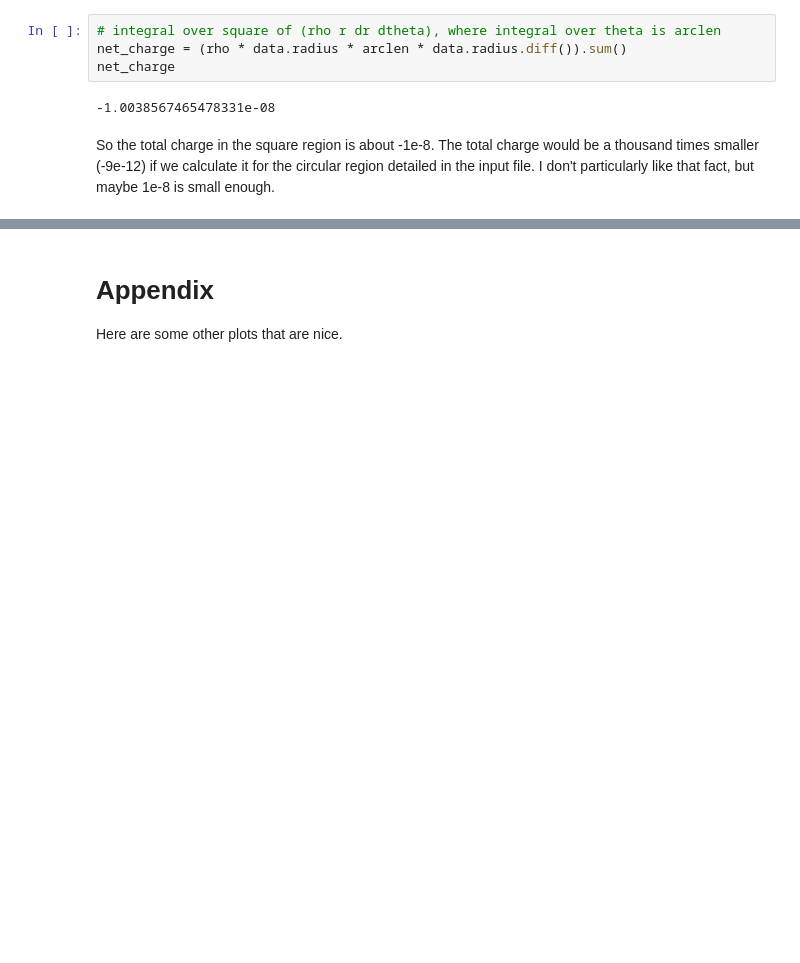
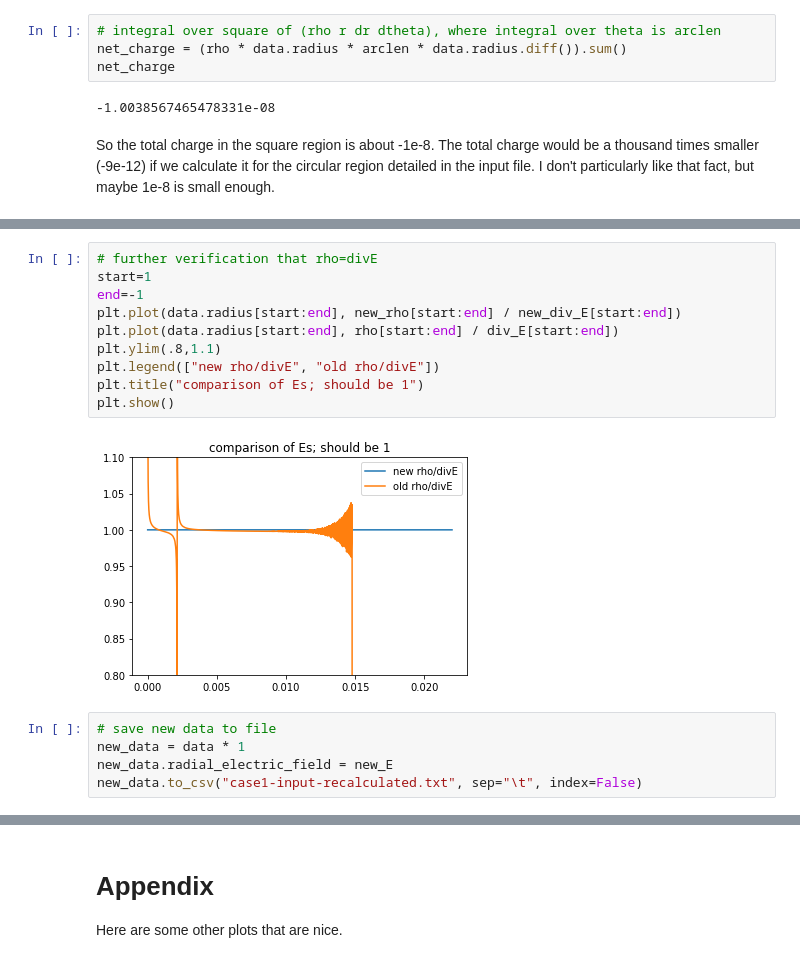
Before and after one commit to JamesMcClung/psc-scrap, a Jupyter notebook: check_case1.ipynb, the cells around one changed output, grey strips where cells are left out. Drawn from its saved outputs; the diff is of its cells as text; blank space fills up the shorter version.

```diff
--- a/check_case1.ipynb
+++ b/check_case1.ipynb
@@ -105,0 +154,17 @@ ni
+# %%
+# further verification that rho=divE
+start=1
+end=-1
+plt.plot(data.radius[start:end], new_rho[start:end] / new_div_E[start:end])
+plt.plot(data.radius[start:end], rho[start:end] / div_E[start:end])
+plt.ylim(.8,1.1)
+plt.legend(["new rho/divE", "old rho/divE"])
+plt.title("comparison of Es; should be 1")
+plt.show()
+# %% [output]
+[figure, added]
+# %%
+# save new data to file
+new_data = data * 1
+new_data.radial_electric_field = new_E
+new_data.to_csv("case1-input-recalculated.txt", sep="\t", index=False)
```
Also changed, not shown: parts of 8 cells of this notebook, 4 other files.
